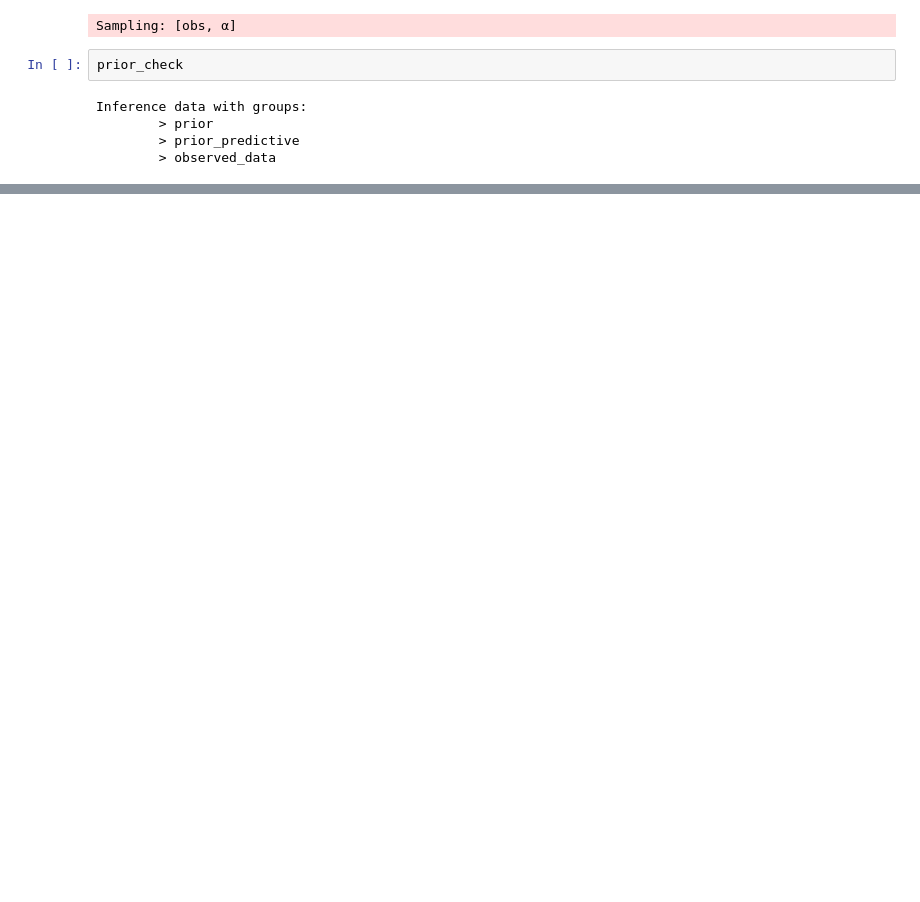
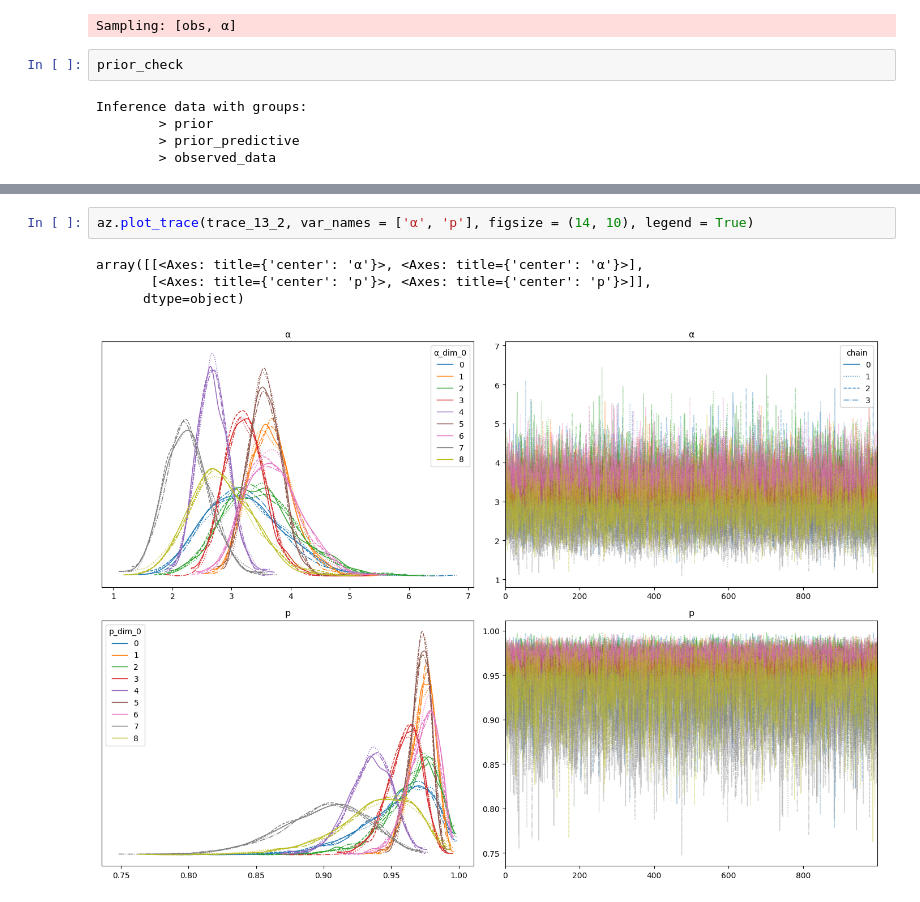
Before and after one commit to Noerklit/ProbProExam-2026, a Jupyter notebook: main-question.ipynb, the cells around one changed output, grey strips where cells are left out. Drawn from its saved outputs; the diff is of its cells as text; blank space fills up the shorter version.

```diff
--- a/main-question.ipynb
+++ b/main-question.ipynb
@@ -313,0 +378,7 @@ KeyboardInterrupt:
+# %%
+az.plot_trace(trace_13_2, var_names = ['α', 'p'], figsize = (14, 10), legend = True)
+# %% [output]
+array([[<Axes: title={'center': 'α'}>, <Axes: title={'center': 'α'}>],
+       [<Axes: title={'center': 'p'}>, <Axes: title={'center': 'p'}>]],
+      dtype=object)
+[figure, added]
```
Also changed, not shown: parts of 21 cells of this notebook.
